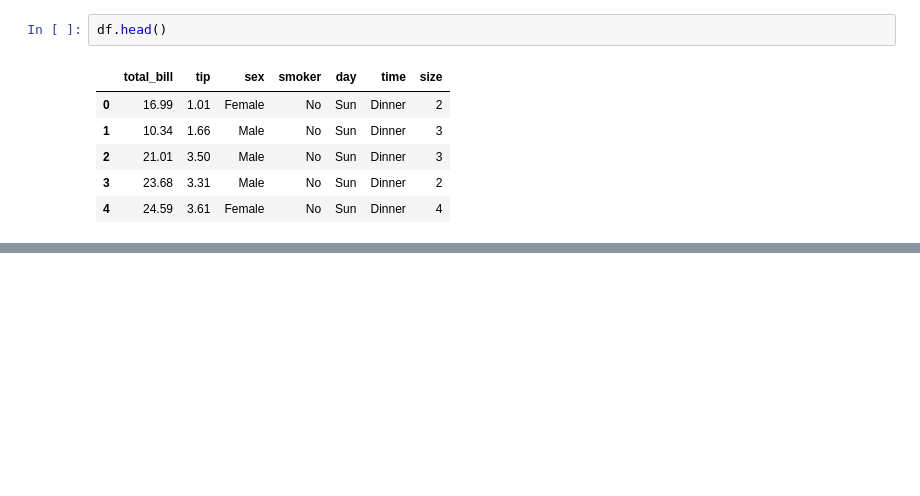
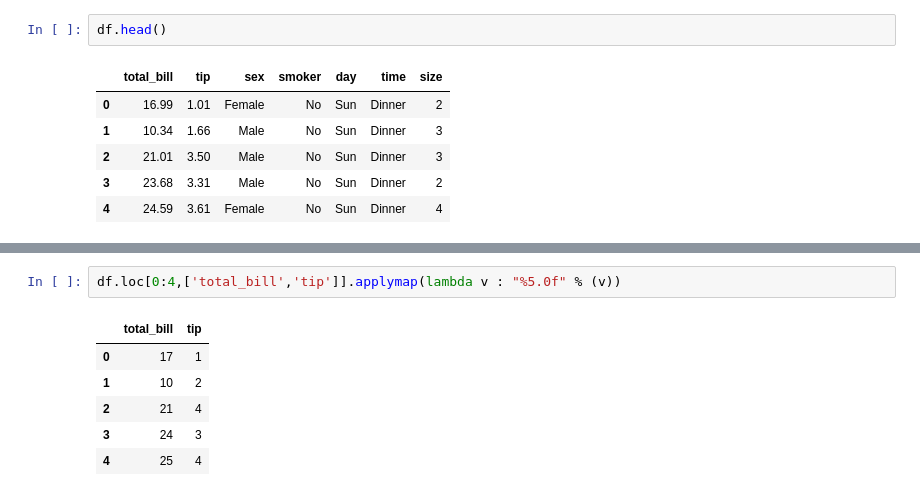
Before and after one commit to srikanthpragada/DS_16_AUG_2019, a Jupyter notebook: tips.ipynb, the cells around one changed output, grey strips where cells are left out. Saved outputs shown, nothing was run; the diff lists cells and outputs as text; blank space fills up the shorter version.

```diff
--- a/tips.ipynb
+++ b/tips.ipynb
@@ -30,0 +96,9 @@ df.head()
+# %%
+df.loc[0:4,['total_bill','tip']].applymap(lambda v : "%5.0f" % (v))
+# %% [output]
+|  | total_bill | tip |
+| 0 | 17 | 1 |
+| 1 | 10 | 2 |
+| 2 | 21 | 4 |
+| 3 | 24 | 3 |
+| 4 | 25 | 4 |
```
Also changed, not shown: parts of 8 cells of this notebook, 1 other file.
